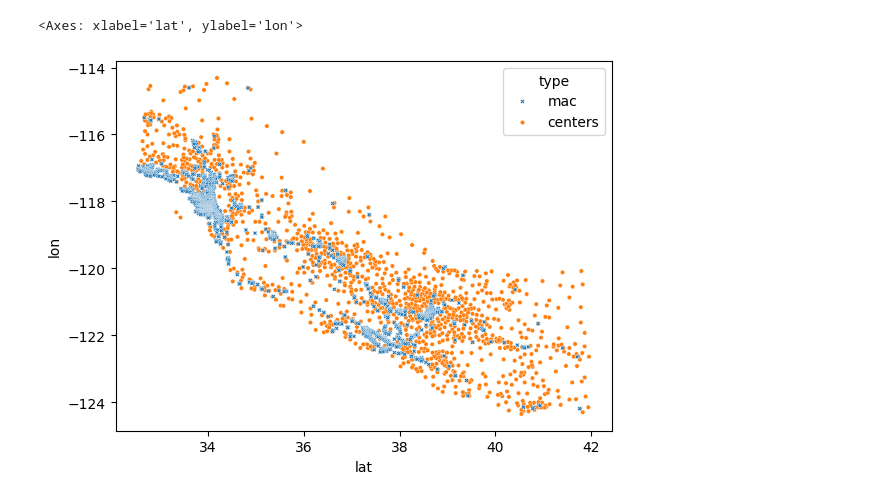
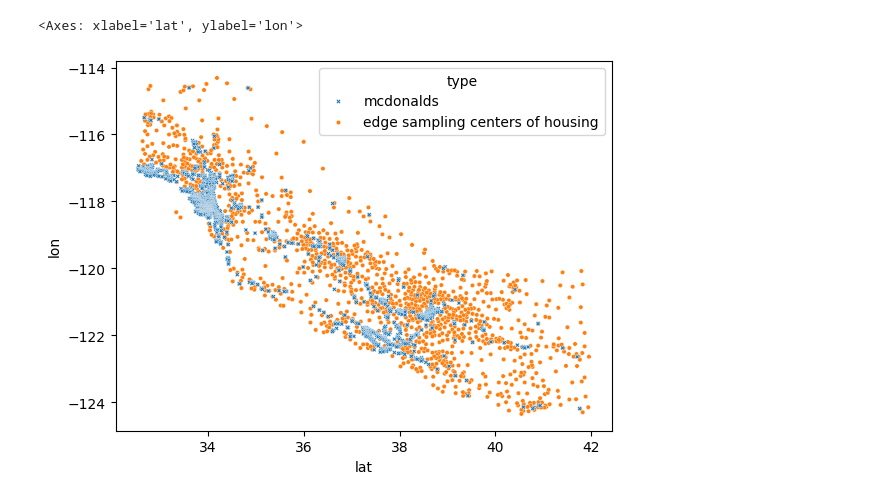
Before and after one commit to smitssjors/mpa, a Jupyter notebook: report_2.ipynb, the cells around one changed output. Saved outputs shown, nothing was run; the diff lists cells and outputs as text; code cells hidden in the pictures.

```diff
--- a/report_2.ipynb
+++ b/report_2.ipynb
@@ -94,37 +94,37 @@ def find_centers(components: list[list[Vertex]]) -> list[Vertex]:
 
     return list(map(mean, components))
 
 
 def plot_clusters(clusters: list[list[Vertex]]):
     clusters = ((x, y, str(i)) for i, c in enumerate(clusters) for x, y in c)
     df = pd.DataFrame.from_records(clusters, columns=["lat", "lon", "cluster"])
     sns.scatterplot(data=df, x="lat", y="lon", hue="cluster", legend=False, s=10)
 
 
 def plot_centers(centers: list[Vertex]):
     df = pd.DataFrame.from_records(centers, columns=["lat", "lon"])
     sns.scatterplot(data=df, x="lat", y="lon", s=10)
 
 
 clusters = mst_to_clusters("housing", 1288)
 centers = find_centers(clusters)
 centers = pd.DataFrame.from_records(centers, columns=["lat", "lon"])
-centers["type"] = "centers"
+centers["type"] = "edge sampling centers of housing"
 mac_v = pd.read_csv(vertices_csv_path("mcdonalds"), names=["lat", "lon"])
-mac_v["type"] = "mac"
+mac_v["type"] = "mcdonalds"
 all = pd.concat([centers, mac_v])
 sns.scatterplot(
     data=all,
     x="lat",
     y="lon",
     hue="type",
-    hue_order=["mac", "centers"],
+    hue_order=["mcdonalds", "edge sampling centers of housing"],
     style="type",
     s=10,
 )
 # %% [output]
 <Axes: xlabel='lat', ylabel='lon'>
-[figure, old version]
+[figure, new version]
 # %%
 mac = get_vertices(MCDONALDS)
 mac = np.array(mac)
```
Also changed, not shown: parts of 3 cells of this notebook.
